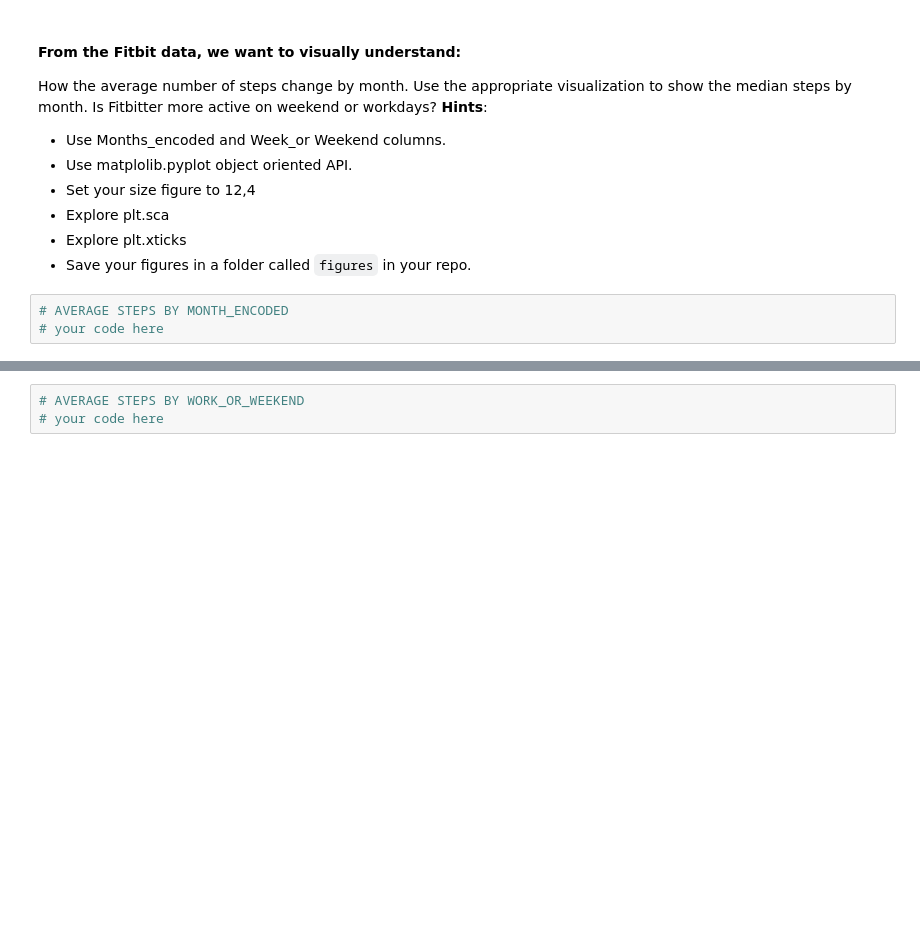
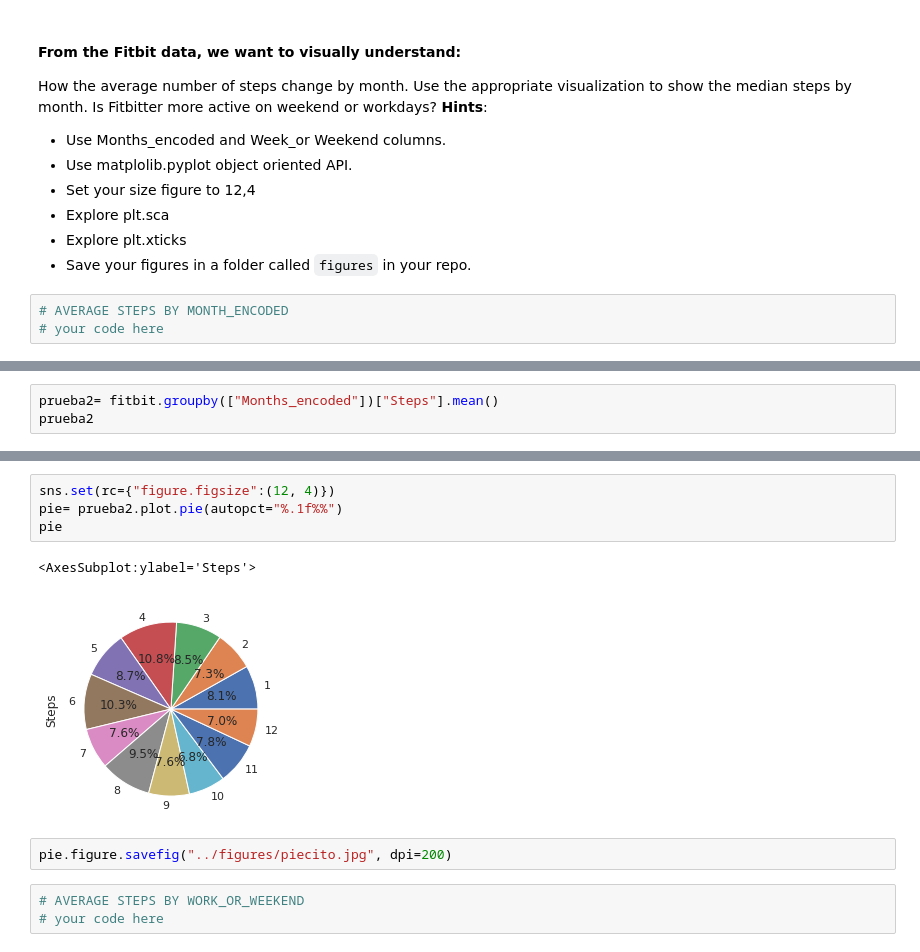
Before and after one commit to Ironhack-Data-Madrid-Enero-2022/lab-matplotlib-seaborn, a Jupyter notebook: your-code/main.ipynb, the cells around one changed output, grey strips where cells are left out. Drawn from its saved outputs; the diff is of its cells as text; blank space fills up the shorter version.

```diff
--- a/your-code/main.ipynb
+++ b/your-code/main.ipynb
@@ -42,0 +69,3 @@ How the average number of steps change by month. Use the appropriate visualizati
+# %%
+prueba2= fitbit.groupby(["Months_encoded"])["Steps"].mean()
+prueba2
@@ -43,3 +87,12 @@ How the average number of steps change by month. Use the appropriate visualizati
+# %%
+sns.set(rc={"figure.figsize":(12, 4)})
+pie= prueba2.plot.pie(autopct="%.1f%%")
+pie
+# %% [output]
+<AxesSubplot:ylabel='Steps'>
+[figure, added]
+# %%
+pie.figure.savefig("../figures/piecito.jpg", dpi=200)
 # %%
 # AVERAGE STEPS BY WORK_OR_WEEKEND
 # your code here
```
Also changed, not shown: parts of 46 cells of this notebook.
